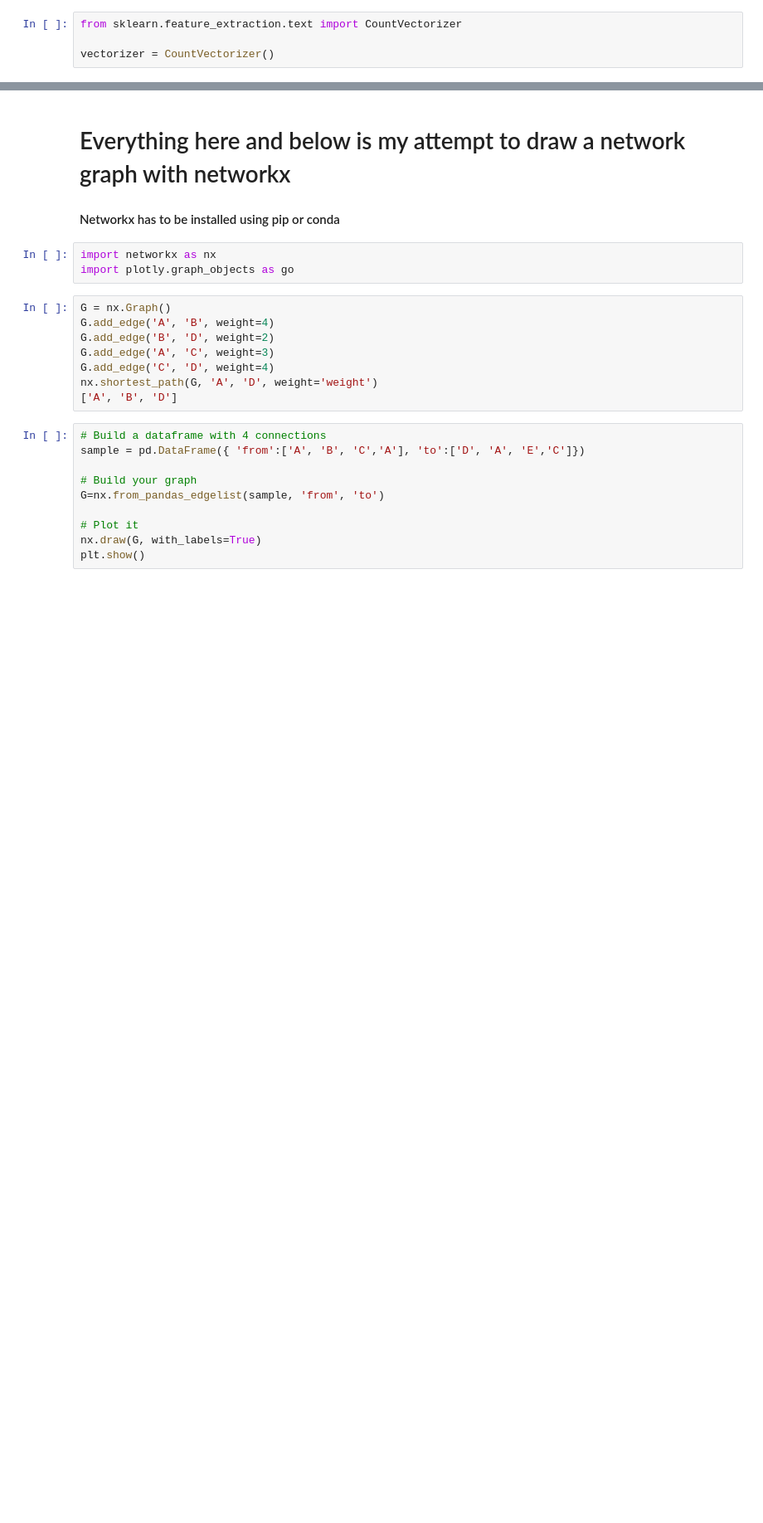
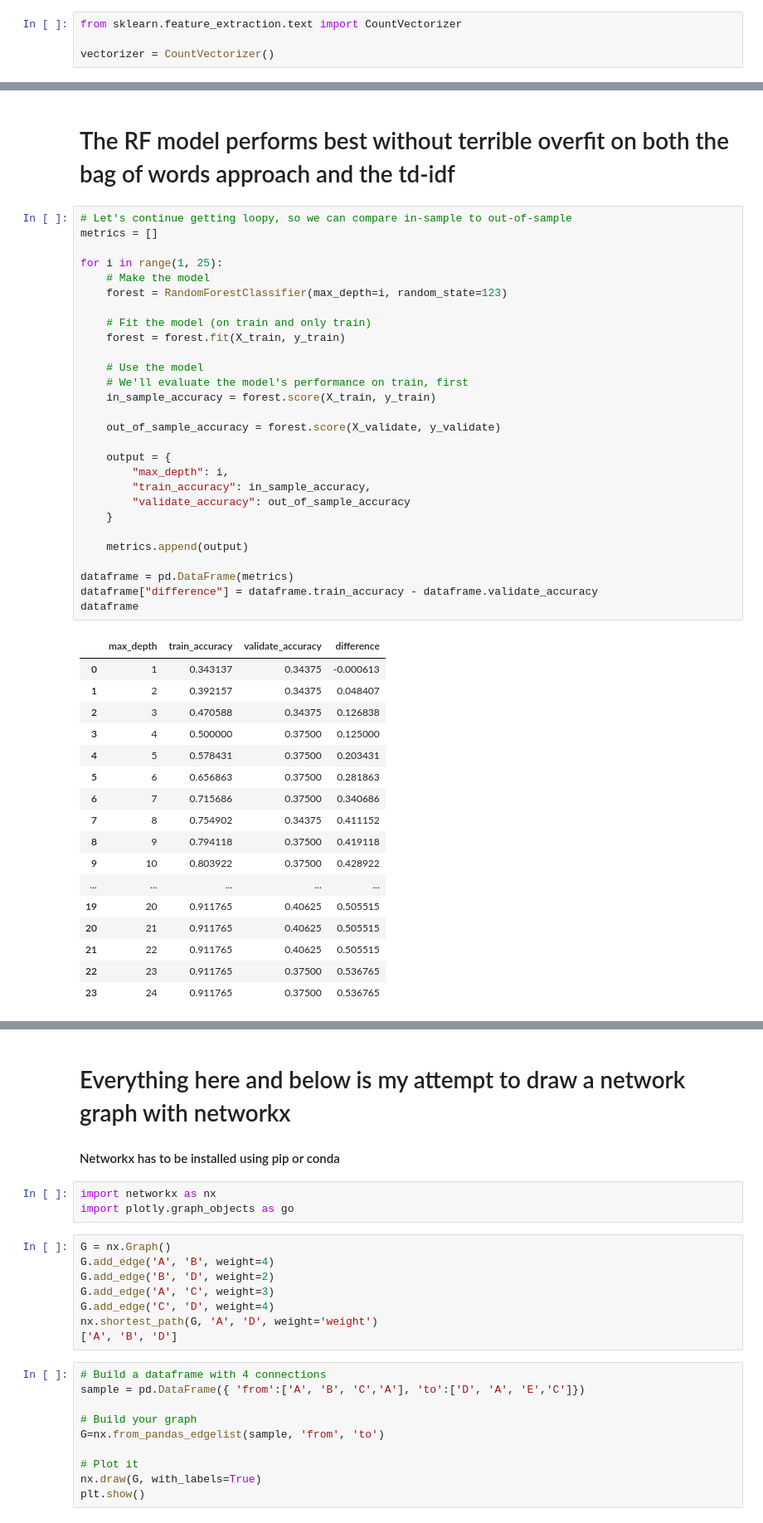
Before and after one commit to TeamAwesomeQuackers/NLP_Project, a Jupyter notebook: Workbooks/brian_explore_notebook.ipynb, the cells around one changed output, grey strips where cells are left out. Shown at 83% size. Cells and saved outputs as stored; diff of their text form; blank space fills up the shorter version.

```diff
--- a/Workbooks/brian_explore_notebook.ipynb
+++ b/Workbooks/brian_explore_notebook.ipynb
@@ -992,0 +1054,48 @@ Tree of 10 depth
+# %% [markdown]
+# The RF model performs best without terrible overfit on both the bag of words approach and the td-idf
+# %%
+# Let's continue getting loopy, so we can compare in-sample to out-of-sample
+metrics = []
+
+for i in range(1, 25):
+    # Make the model
+    forest = RandomForestClassifier(max_depth=i, random_state=123)
+
+    # Fit the model (on train and only train)
+    forest = forest.fit(X_train, y_train)
+
+    # Use the model
+    # We'll evaluate the model's performance on train, first
+    in_sample_accuracy = forest.score(X_train, y_train)
+
+    out_of_sample_accuracy = forest.score(X_validate, y_validate)
+
+    output = {
+        "max_depth": i,
+        "train_accuracy": in_sample_accuracy,
+        "validate_accuracy": out_of_sample_accuracy
+    }
+
+    metrics.append(output)
+
+dataframe = pd.DataFrame(metrics)
+dataframe["difference"] = dataframe.train_accuracy - dataframe.validate_accuracy
+dataframe
+# %% [output]
+|  | max_depth | train_accuracy | validate_accuracy | difference |
+| 0 | 1 | 0.343137 | 0.34375 | -0.000613 |
+| 1 | 2 | 0.392157 | 0.34375 | 0.048407 |
+| 2 | 3 | 0.470588 | 0.34375 | 0.126838 |
+| 3 | 4 | 0.500000 | 0.37500 | 0.125000 |
+| 4 | 5 | 0.578431 | 0.37500 | 0.203431 |
+| 5 | 6 | 0.656863 | 0.37500 | 0.281863 |
+| 6 | 7 | 0.715686 | 0.37500 | 0.340686 |
+| 7 | 8 | 0.754902 | 0.34375 | 0.411152 |
+| 8 | 9 | 0.794118 | 0.37500 | 0.419118 |
+| 9 | 10 | 0.803922 | 0.37500 | 0.428922 |
+| ... | ... | ... | ... | ... |
+| 19 | 20 | 0.911765 | 0.40625 | 0.505515 |
+| 20 | 21 | 0.911765 | 0.40625 | 0.505515 |
+| 21 | 22 | 0.911765 | 0.40625 | 0.505515 |
+| 22 | 23 | 0.911765 | 0.37500 | 0.536765 |
+| 23 | 24 | 0.911765 | 0.37500 | 0.536765 |
```
Also changed, not shown: parts of 68 cells of this notebook.
